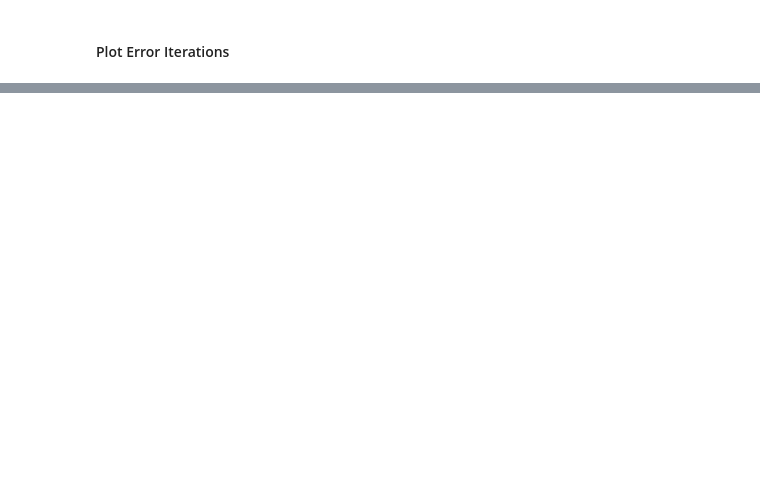
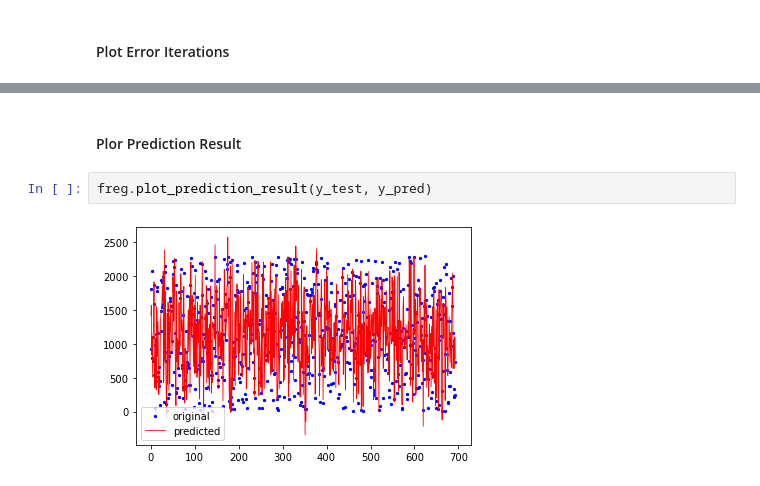
Before and after one commit to faustofcjr/amazon-social-progress, a Jupyter notebook: ml_models/supervised/regression/gradient_boosting_regressor.ipynb, the cells around one changed output, grey strips where cells are left out. Drawn from its saved outputs; the diff is of its cells as text; blank space fills up the shorter version.

```diff
--- a/ml_models/supervised/regression/gradient_boosting_regressor.ipynb
+++ b/ml_models/supervised/regression/gradient_boosting_regressor.ipynb
@@ -146,3 +147,9 @@ freg.plot_training_deviance(**params)
+# %% [markdown]
+#### Plor Prediction Result
+# %%
+freg.plot_prediction_result(y_test, y_pred)
+# %% [output]
+[figure, added]
 # %%
 params = {
     "model": regressor,
```
Also changed, not shown: parts of 8 cells of this notebook, 12 other files.
